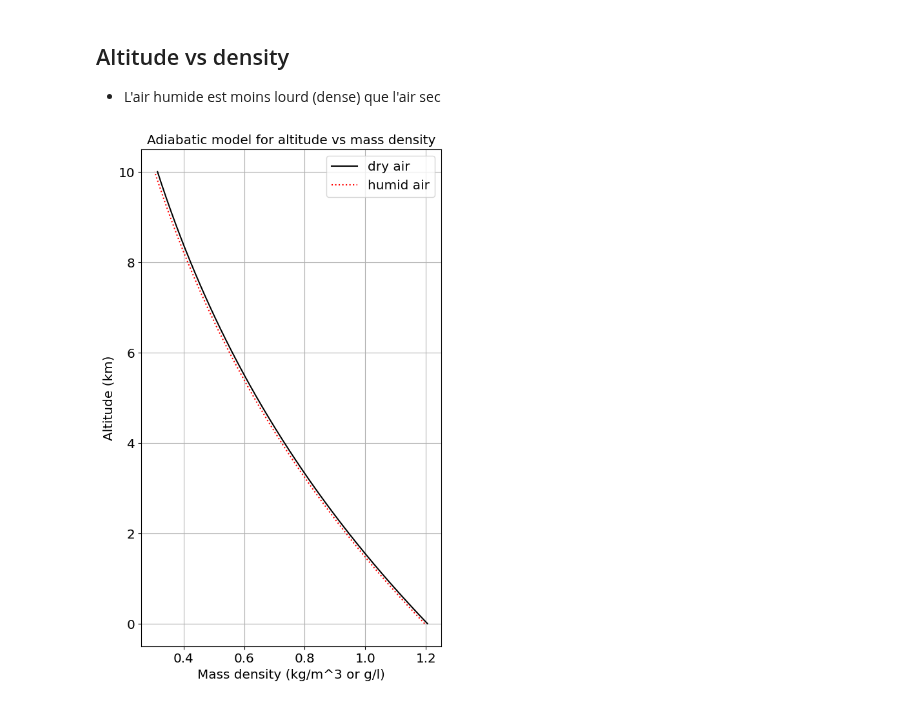
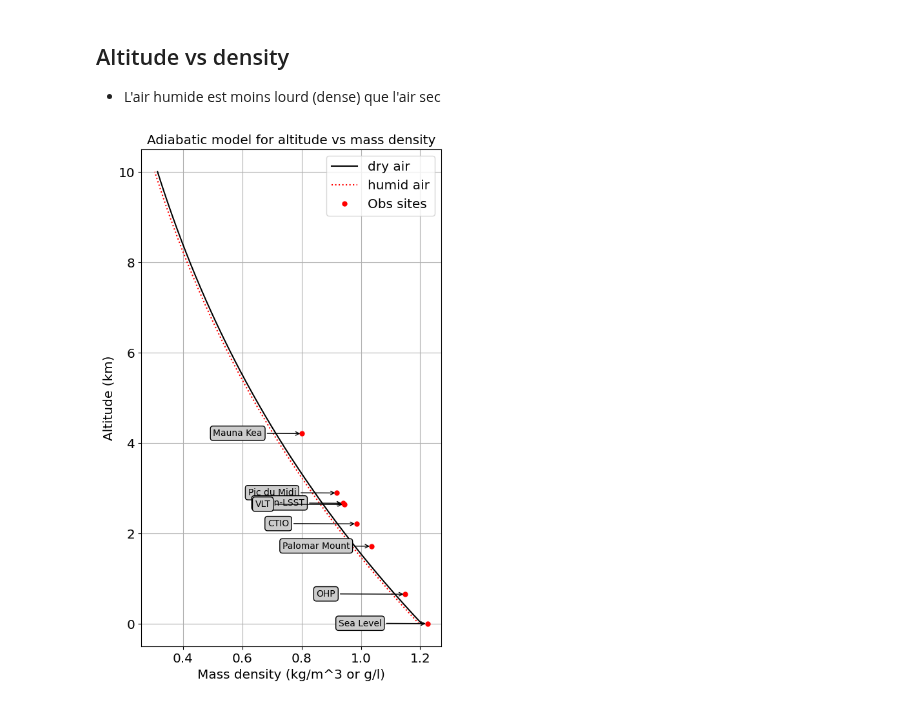
Before and after one commit to LSSTDESC/libradtranpy, a Jupyter notebook: docs/notebooks/analyticalmodels/AtmosphericProfiles.ipynb, the cells around one changed output. Drawn from its saved outputs; the diff is of its cells as text; code cells hidden in the pictures.

```diff
--- a/docs/notebooks/analyticalmodels/AtmosphericProfiles.ipynb
+++ b/docs/notebooks/analyticalmodels/AtmosphericProfiles.ipynb
@@ -43,25 +44,33 @@ m_air = M_air/N_A # single air molecule mass in grams
 # %%
 # from libradtran outout logs in verbose mode
 # preselected sites
-Dict_Of_sitesAltitudes = {'LSST':2.663,
-                          'CTIO':2.207,
-                          'OHP':0.65,
-                          'PDM':2.8905,
-                          'OMK':4.205,
-                          'OSL':0.000,
+
+Dict_Of_sitesAltitudes = {'LSST':2.663, # Rubin-LSST
+                          'CTIO':2.207, # Cerro Tololo Inter-American Observatory
+                          'OHP':0.65, # Observatoire de Haute Provence
+                          'ZTF': 1.712, # Palomar Observatory
+                          'VLT': 2.635, # Cerro Paranal (ESO)
+                          'PDM':2.8905, # Observatoire du Pic du Midi
+                          'OMK':4.205,  # Mauna Kea
+                          'OSL':0,      # Sea Level
                            }
-# pressure calculated by libradtran at ground
+# pressure calculated by libradtran
 Dict_Of_sitesPressures = {'LSST':731.50433,
                           'CTIO':774.6052,
                           'OHP':937.22595,
+                          'ZTF':823.60004, # Palomar Observatory
+                          'VLT':734.08038, # Cerro Paranal (ESO)
                           'PDM':710.90637,
                           'OMK':600.17224,
                           'OSL':1013.000,
                         }
+
 # air molecule density at ground per cm3
 Dict_Of_sitesMoleculesNDensity = {'LSST': 1.95597e19,
                           'CTIO': 2.04877e19,
                           'OHP': 2.39057e19,
+                          'ZTF': 2.15308e+19,
+                          'VLT': 1.96155e+19,
                           'PDM': 1.91126e19,
                           'OMK': 1.66644e19,
                           'OSL': 2.54582e19,
@@ -71,6 +80,8 @@ Dict_Of_sitesMoleculesNDensity = {'LSST': 1.95597e19,
 Dict_Of_sitesAirWeight = {'LSST':1.6e25,
                           'CTIO':1.6e25,
                           'OHP':2.0e25,
+                          'ZTF':1.8e25,
+                          'VLT':1.6e+25,
                           'PDM':1.5e25,
                           'OMK':1.3e25,
                           'OSL':2.2e25,
@@ -78,10 +112,14 @@ Dict_Of_sitesAirWeight = {'LSST':1.6e25,
 # %%
+airmoleculemeanweight_kg = 4.81e-26 # kg per molecule
+airmoleculemeanweight_g = 4.81e-23 # g per molecule
+cm3tom3 = 1e6
 dict2 = Dict_Of_sitesAltitudes
 dict1 = Dict_Of_sitesPressures
 dict3 = Dict_Of_sitesMoleculesNDensity
-list_Of_sitesTags = [ 'OMK', 'PDM', 'LSST', 'CTIO', 'OHP', 'OSL']
-list_Of_sitesNames = ['Mauna Kea', 'Pic du Midi','Rubin-LSST','CTIO','OHP','Sea Level']
+list_Of_sitesTags = [ 'OMK', 'PDM', 'LSST','VLT','CTIO','ZTF' ,'OHP', 'OSL']
+list_Of_sitesNames = ['Mauna Kea', 'Pic du Midi','Rubin-LSST','VLT','CTIO','Palomar Mount','OHP','Sea Level']
 List_Of_sitesPressures = [ dict1[sitetag] for sitetag in list_Of_sitesTags]
 List_Of_sitesAltitudes = [ dict2[sitetag] for sitetag in list_Of_sitesTags]
 List_Of_sitesAirNDensity = [ dict3[sitetag] for sitetag in list_Of_sitesTags] # number of molecules per cm3
+List_Of_siteMassDensity = [ dict3[sitetag]*airmoleculemeanweight_kg*cm3tom3  for sitetag in list_Of_sitesTags] # number of molecules per cm3
 NSites = len(list_Of_sitesTags)
@@ -88,5 +137,5 @@ NSites = len(list_Of_sitesTags)
 # %%
-List_Of_siteMassDensity = [ n*m_air*1e6 for n in List_Of_sitesAirNDensity]
+#List_Of_siteMassDensity = [ n*m_air*1e6 for n in List_Of_sitesAirNDensity]
 # %%
 lsst_altitude = 2.663 #km
 lsst_pressure = 743 # hPa
@@ -165,20 +214,23 @@ kgm3_to_gl=1
 # %%
 plt.figure(figsize=(6,10))
 plt.title("Adiabatic model for altitude vs mass density")
 figname="AirMassDensity.png"
 plt.plot(mass_density,altitudes/1000,'k-',label='dry air')
 plt.plot(mass_density_h,altitudes/1000,'r:',label='humid air')
 
+plt.plot(List_Of_siteMassDensity,List_Of_sitesAltitudes,'or',ms=5,label="Obs sites")
+
+
 # Not understood
-#for idx in range(NSites):
-#    pointed = (List_Of_siteMassDensity[idx],List_Of_sitesAltitudes[idx])
-#    point_text = (List_Of_siteMassDensity[idx]-0.3,List_Of_sitesAltitudes[idx]-0.05)
-#    plt.annotate(list_Of_sitesNames[idx], xy=pointed, xytext=point_text,bbox=bbox, arrowprops=arrowprops)
+for idx in range(NSites):
+    pointed = (List_Of_siteMassDensity[idx],List_Of_sitesAltitudes[idx])
+    point_text = (List_Of_siteMassDensity[idx]-0.3,List_Of_sitesAltitudes[idx]-0.05)
+    plt.annotate(list_Of_sitesNames[idx], xy=pointed, xytext=point_text,bbox=bbox, arrowprops=arrowprops)
 
 plt.xlabel("Mass density (kg/m^3 or g/l)")
 plt.ylabel("Altitude (km)")
 plt.legend()
 plt.grid()
 plt.savefig(figname)
 # %% [output]
-[figure, old version]
+[figure, new version]
```
Also changed, not shown: parts of 6 cells of this notebook, 1 other file.
